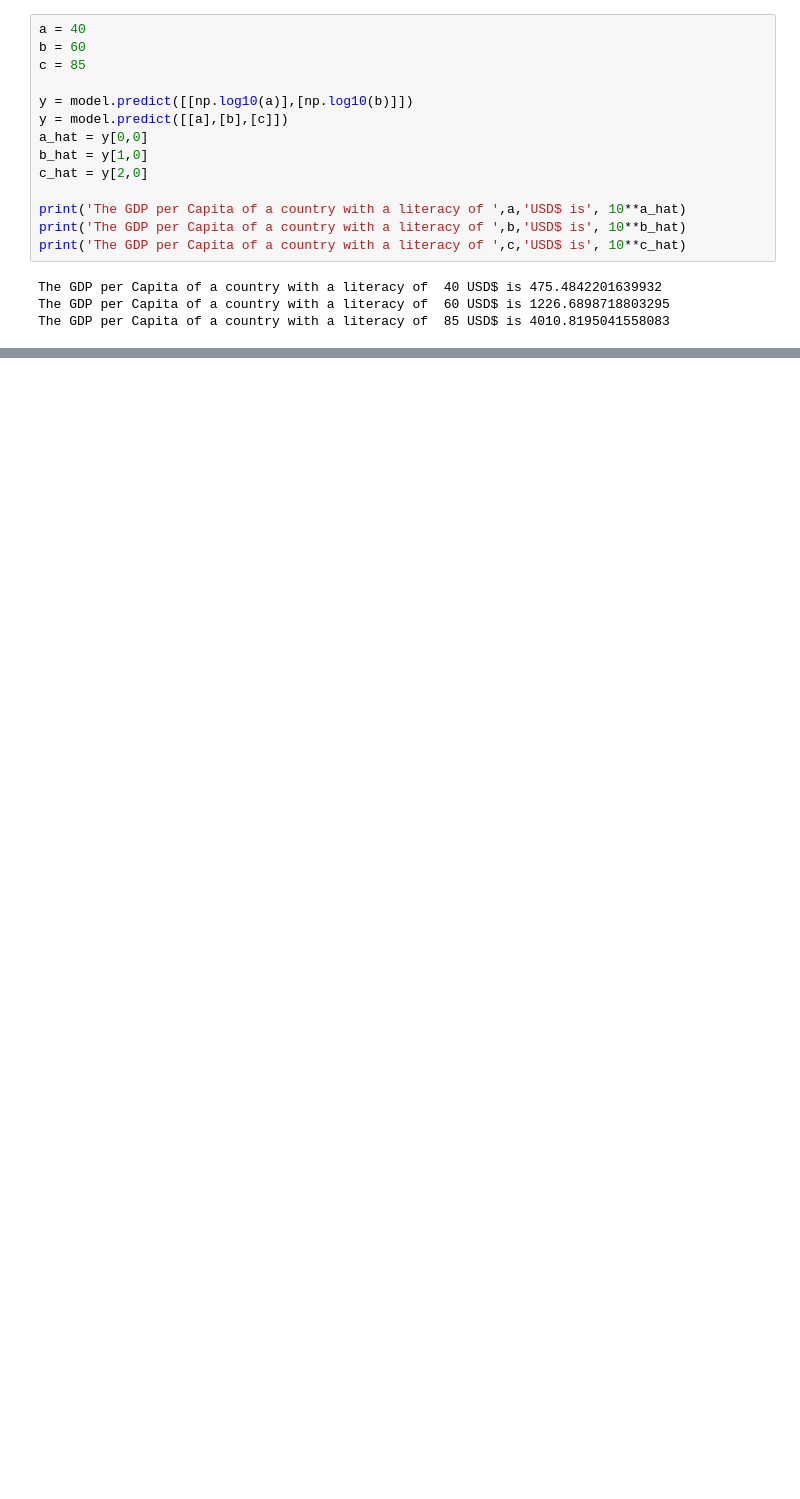
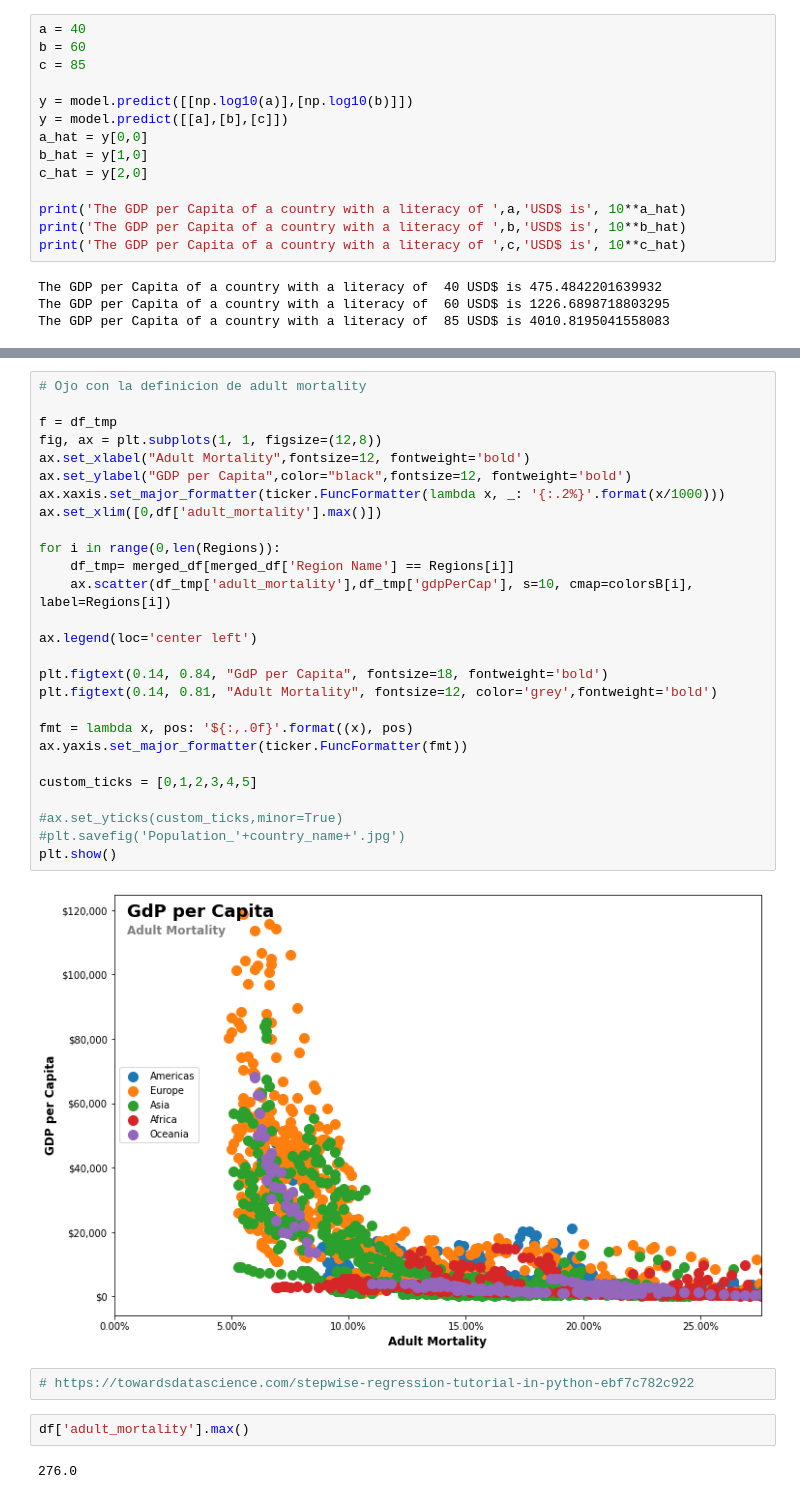
Before and after one commit to castorgit/Predictive_Analytics, a Jupyter notebook: Examples_regressions/02_Regression_Causality_GDP_Literacy.ipynb, the cells around one changed output, grey strips where cells are left out. Cells and saved outputs as stored; diff of their text form; blank space fills up the shorter version.

```diff
--- a/Examples_regressions/02_Regression_Causality_GDP_Literacy.ipynb
+++ b/Examples_regressions/02_Regression_Causality_GDP_Literacy.ipynb
@@ -279,0 +365,35 @@ The GDP per Capita of a country with a literacy of  85 USD$ is 4010.819504155808
+# %%
+# Ojo con la definicion de adult mortality
+
+f = df_tmp
+fig, ax = plt.subplots(1, 1, figsize=(12,8))
+ax.set_xlabel("Adult Mortality",fontsize=12, fontweight='bold')
+ax.set_ylabel("GDP per Capita",color="black",fontsize=12, fontweight='bold')
+ax.xaxis.set_major_formatter(ticker.FuncFormatter(lambda x, _: '{:.2%}'.format(x/1000)))
+ax.set_xlim([0,df['adult_mortality'].max()])
+
+for i in range(0,len(Regions)):
+    df_tmp= merged_df[merged_df['Region Name'] == Regions[i]]
+    ax.scatter(df_tmp['adult_mortality'],df_tmp['gdpPerCap'], s=10, cmap=colorsB[i], label=Regions[i])
+
+ax.legend(loc='center left')
+
+plt.figtext(0.14, 0.84, "GdP per Capita", fontsize=18, fontweight='bold')
+plt.figtext(0.14, 0.81, "Adult Mortality", fontsize=12, color='grey',fontweight='bold')
+
+fmt = lambda x, pos: '${:,.0f}'.format((x), pos)
+ax.yaxis.set_major_formatter(ticker.FuncFormatter(fmt))
+
+custom_ticks = [0,1,2,3,4,5]
+
+#ax.set_yticks(custom_ticks,minor=True)
+#plt.savefig('Population_'+country_name+'.jpg')
+plt.show()
+# %% [output]
+[figure, added]
+# %%
+# https://towardsdatascience.com/stepwise-regression-tutorial-in-python-ebf7c782c922
+# %%
+df['adult_mortality'].max()
+# %% [output]
+276.0
```
Also changed, not shown: parts of 17 cells of this notebook.
